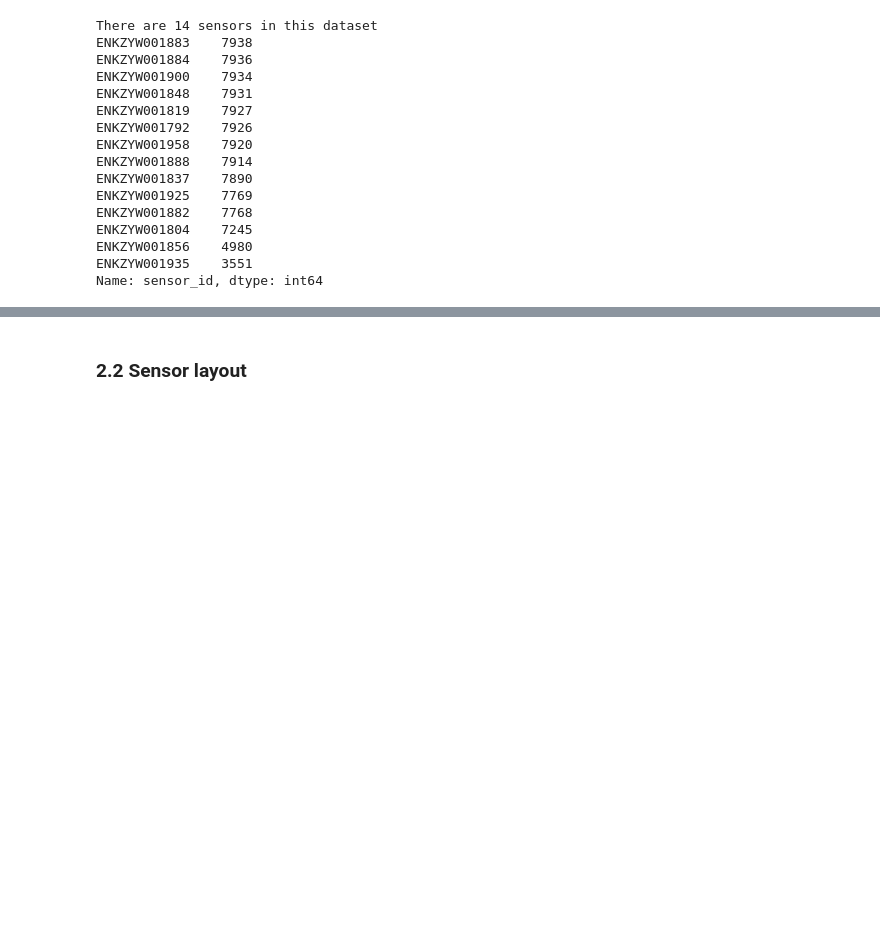
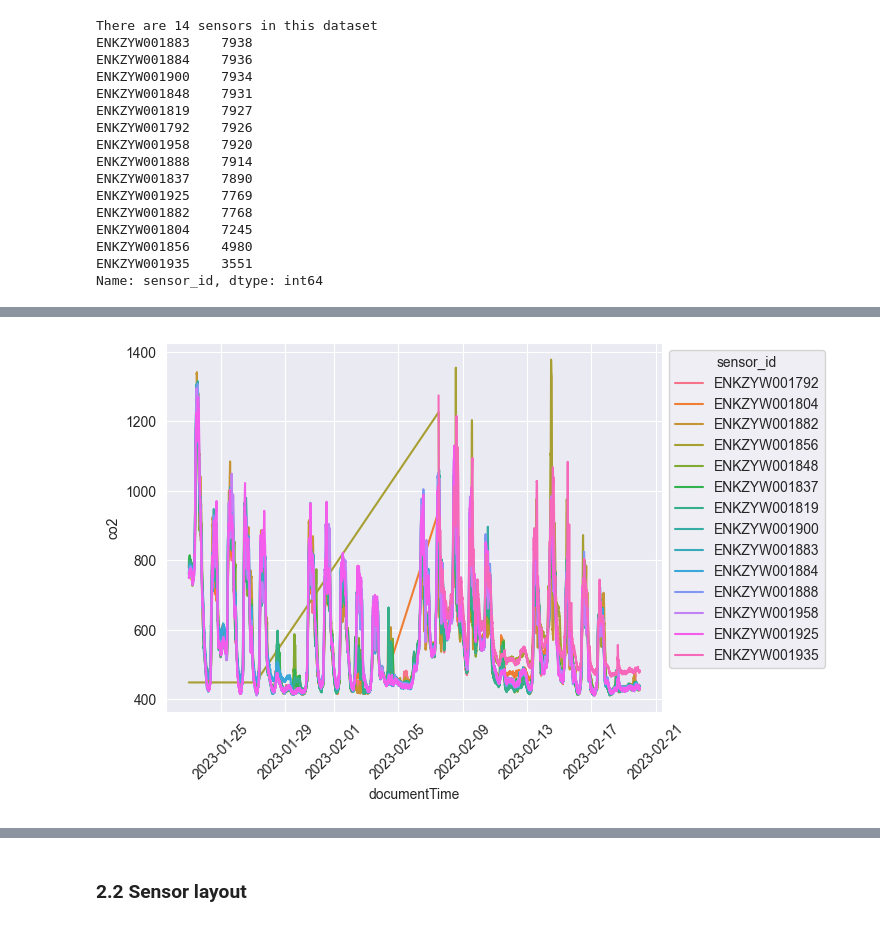
Before and after one commit to SidMurthy97/fp_task, a Jupyter notebook: analysis.ipynb, the cells around one changed output, grey strips where cells are left out. Cells and saved outputs as stored; diff of their text form; code cells hidden in the pictures; blank space fills up the shorter version.

```diff
--- a/analysis.ipynb
+++ b/analysis.ipynb
@@ -98,0 +105,6 @@ All sensors in this dataset have a different number of reads. No consequence of
+# %%
+plt.xticks(rotation=45)
+ax = sns.lineplot(data=iaq,x="documentTime",y="co2",hue="sensor_id",estimator=None, n_boot=0)
+sns.move_legend(ax, "upper left", bbox_to_anchor=(1, 1))
+# %% [output]
+[figure, added]
```
Also changed, not shown: parts of 14 cells of this notebook.
